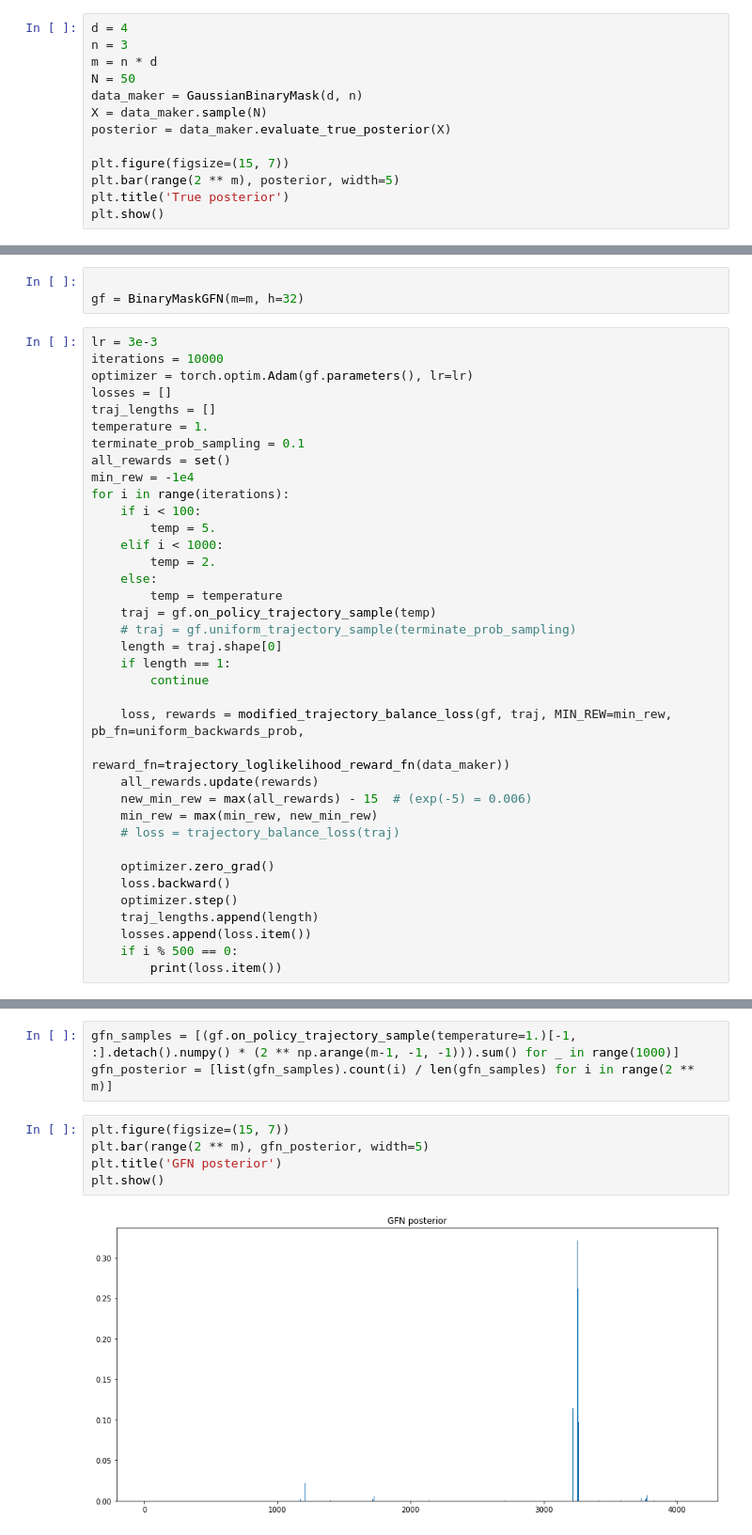
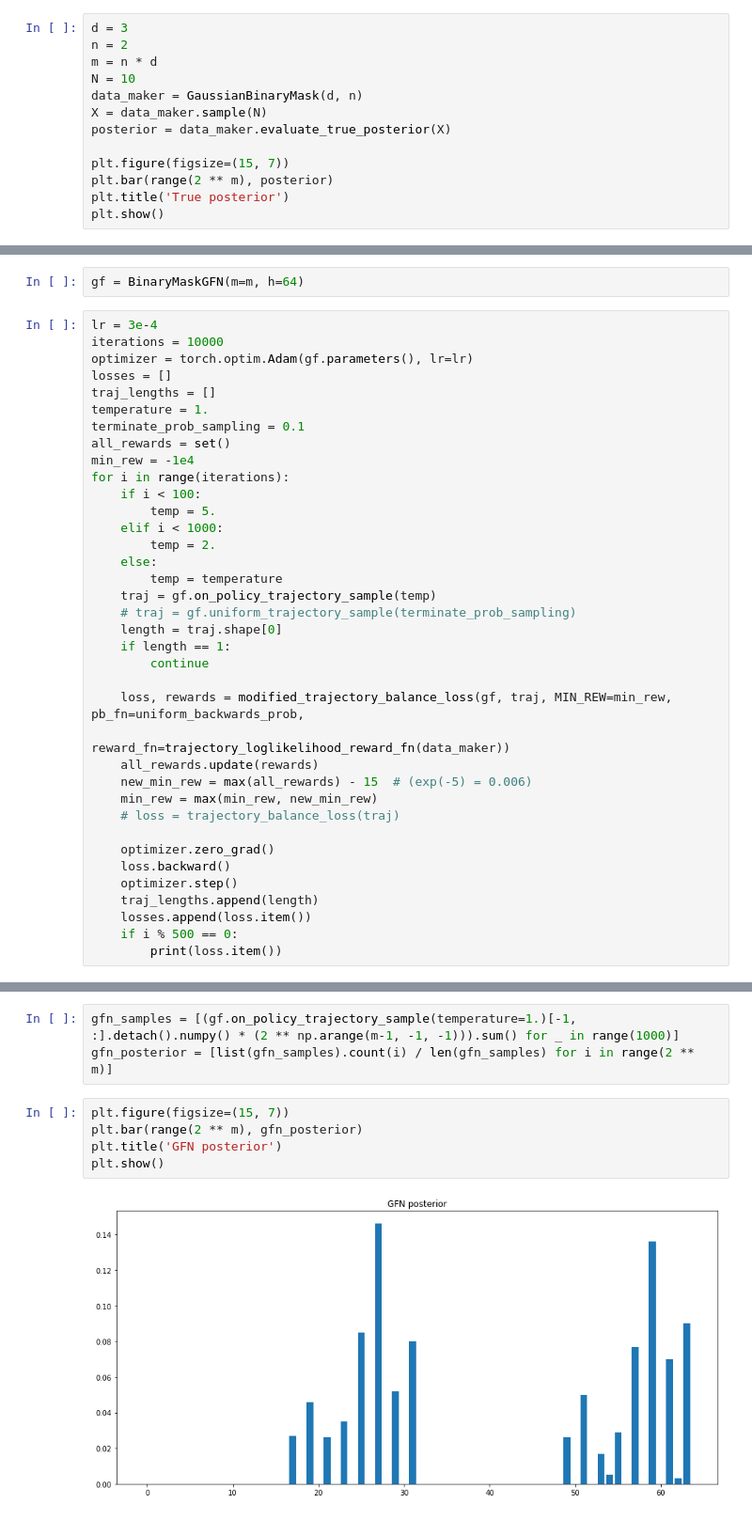
Before and after one commit to GFNOrg/Dropout-Posterior-GFN, a Jupyter notebook: BinaryMasks.ipynb, the cells around one changed output, grey strips where cells are left out. Shown at 94% size. Cells and saved outputs as stored; diff of their text form.

```diff
--- a/BinaryMasks.ipynb
+++ b/BinaryMasks.ipynb
@@ -10,16 +10,16 @@ from utils import index_to_binary_mask_loglikelihood_fn, uniform_backwards_prob,
 from gfn import BinaryMaskGFN, modified_trajectory_balance_loss
 import torch
 # %%
-d = 4
-n = 3
+d = 3
+n = 2
 m = n * d
-N = 50
+N = 10
 data_maker = GaussianBinaryMask(d, n)
 X = data_maker.sample(N)
 posterior = data_maker.evaluate_true_posterior(X)
 
 plt.figure(figsize=(15, 7))
-plt.bar(range(2 ** m), posterior, width=5)
+plt.bar(range(2 ** m), posterior)
 plt.title('True posterior')
 plt.show()
 # %% [output]
@@ -39,8 +39,7 @@ plt.show()
 # %%
-
-gf = BinaryMaskGFN(m=m, h=32)
+gf = BinaryMaskGFN(m=m, h=64)
 # %%
-lr = 3e-3
+lr = 3e-4
 iterations = 10000
 optimizer = torch.optim.Adam(gf.parameters(), lr=lr)
 losses = []
@@ -119,11 +119,11 @@ gfn_samples = [(gf.on_policy_trajectory_sample(temperature=1.)[-1, :].detach().n
 gfn_posterior = [list(gfn_samples).count(i) / len(gfn_samples) for i in range(2 ** m)]
 # %%
 plt.figure(figsize=(15, 7))
-plt.bar(range(2 ** m), gfn_posterior, width=5)
+plt.bar(range(2 ** m), gfn_posterior)
 plt.title('GFN posterior')
 plt.show()
 # %% [output]
-[figure, old version]
+[figure, new version]
 # %%
 plt.figure(figsize=(15, 7))
 ax = plt.subplot(111)
```
Also changed, not shown: parts of 8 cells of this notebook.
